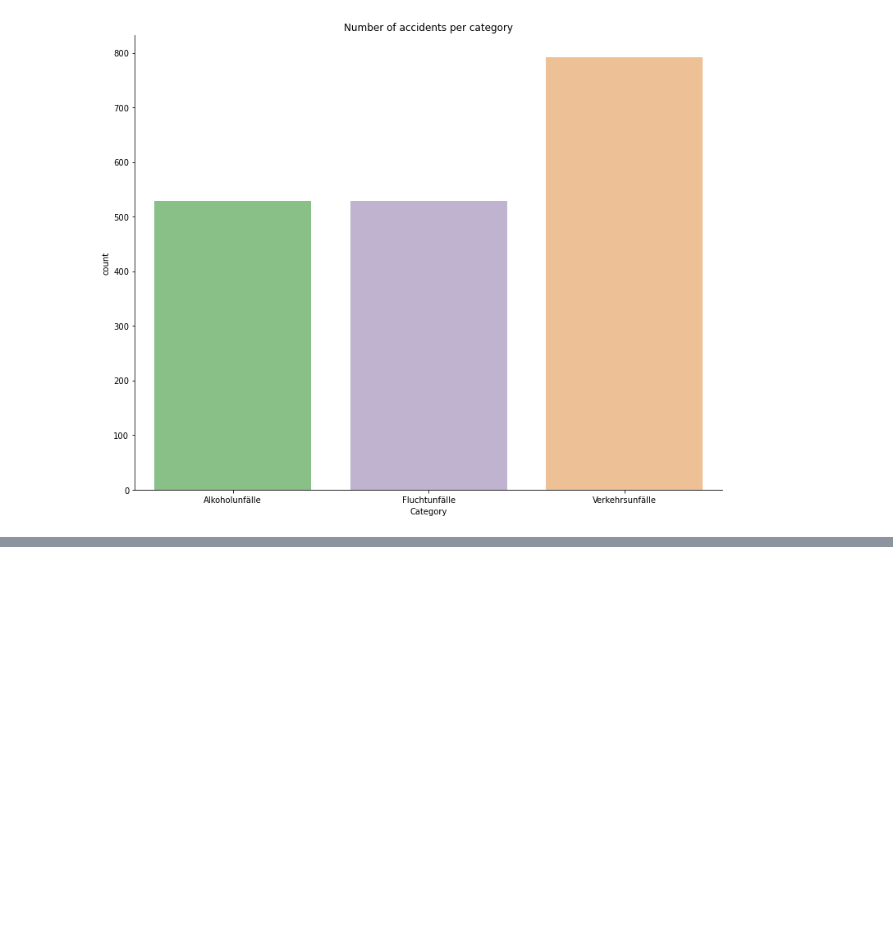
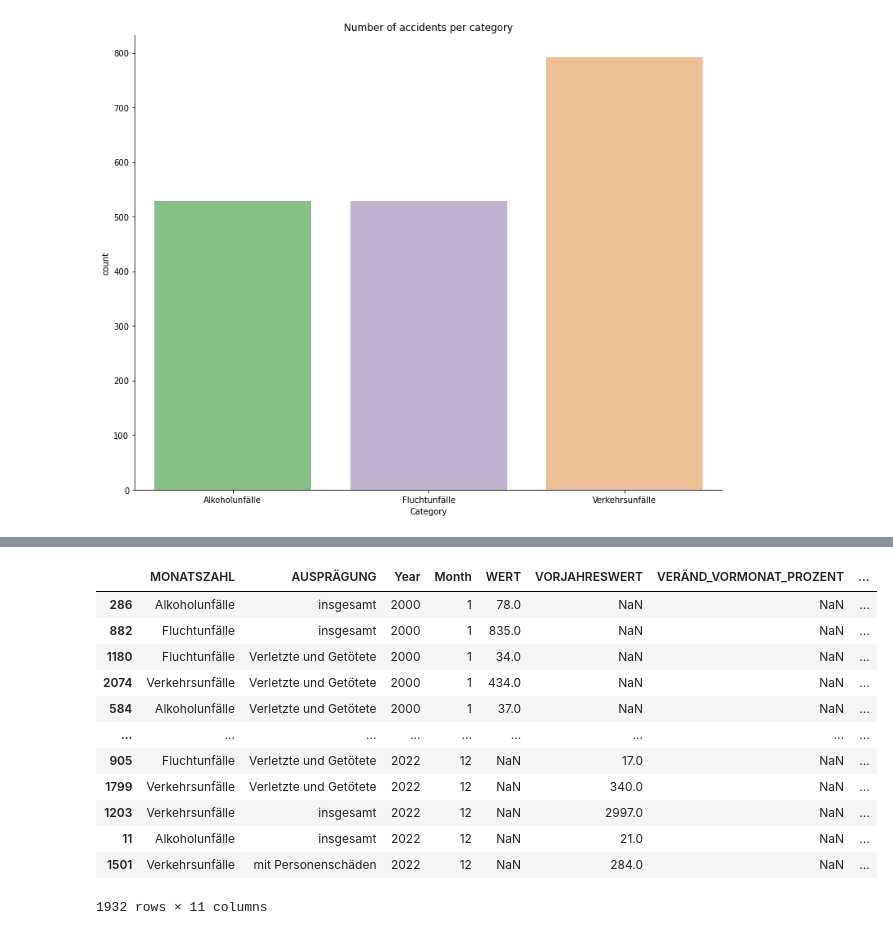
Before and after one commit to jyotsnad246/accident-prediction-web-app, a Jupyter notebook: forecasting_using_prophet.ipynb, the cells around one changed output, grey strips where cells are left out. Drawn from its saved outputs; the diff is of its cells as text; code cells hidden in the pictures; blank space fills up the shorter version.

```diff
--- a/forecasting_using_prophet.ipynb
+++ b/forecasting_using_prophet.ipynb
@@ -99,0 +157,9 @@ Prophet
+# %%
+# Changing the non-numeric objects into integers
+df["MONAT"] = pd.to_numeric(df["MONAT"])
+# %%
+# Changing the non-string objects into strings to be able to filter the df_meta
+df[['MONATSZAHL', 'AUSPRÄGUNG']] = df[['MONATSZAHL', 'AUSPRÄGUNG']].astype(pd.StringDtype())
+# %%
+# Creating Column for days as datetime needs days as input
+df["Tag"] = 15
@@ -99,0 +179,21 @@ Prophet
+# %%
+df.rename(columns=dict,
+          inplace=True)
+# %%
+# Obtaining a datetime column to be able to visualise historically the number of accidents
+df['ds']=pd.to_datetime(df[['Year', 'Month', 'Day']])
+df
+# %% [output]
+|  | MONATSZAHL | AUSPRÄGUNG | Year | Month | WERT | VORJAHRESWERT | VERÄND_VORMONAT_PROZENT | ... |
+| 286 | Alkoholunfälle | insgesamt | 2000 | 1 | 78.0 | NaN | NaN | ... |
+| 882 | Fluchtunfälle | insgesamt | 2000 | 1 | 835.0 | NaN | NaN | ... |
+| 1180 | Fluchtunfälle | Verletzte und Getötete | 2000 | 1 | 34.0 | NaN | NaN | ... |
+| 2074 | Verkehrsunfälle | Verletzte und Getötete | 2000 | 1 | 434.0 | NaN | NaN | ... |
+| 584 | Alkoholunfälle | Verletzte und Getötete | 2000 | 1 | 37.0 | NaN | NaN | ... |
+| ... | ... | ... | ... | ... | ... | ... | ... | ... |
+| 905 | Fluchtunfälle | Verletzte und Getötete | 2022 | 12 | NaN | 17.0 | NaN | ... |
+| 1799 | Verkehrsunfälle | Verletzte und Getötete | 2022 | 12 | NaN | 340.0 | NaN | ... |
+| 1203 | Verkehrsunfälle | insgesamt | 2022 | 12 | NaN | 2997.0 | NaN | ... |
+| 11 | Alkoholunfälle | insgesamt | 2022 | 12 | NaN | 21.0 | NaN | ... |
+| 1501 | Verkehrsunfälle | mit Personenschäden | 2022 | 12 | NaN | 284.0 | NaN | ... |
+1932 rows × 11 columns
```
Also changed, not shown: parts of 21 cells of this notebook, 1 other file.
